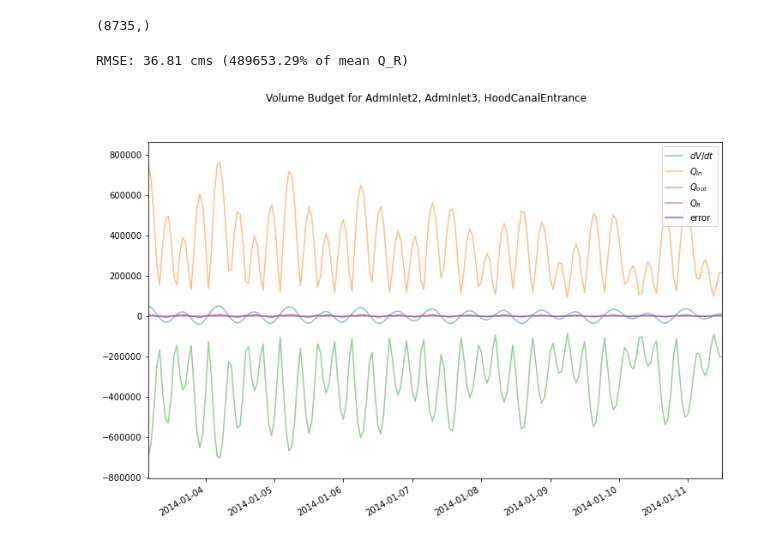
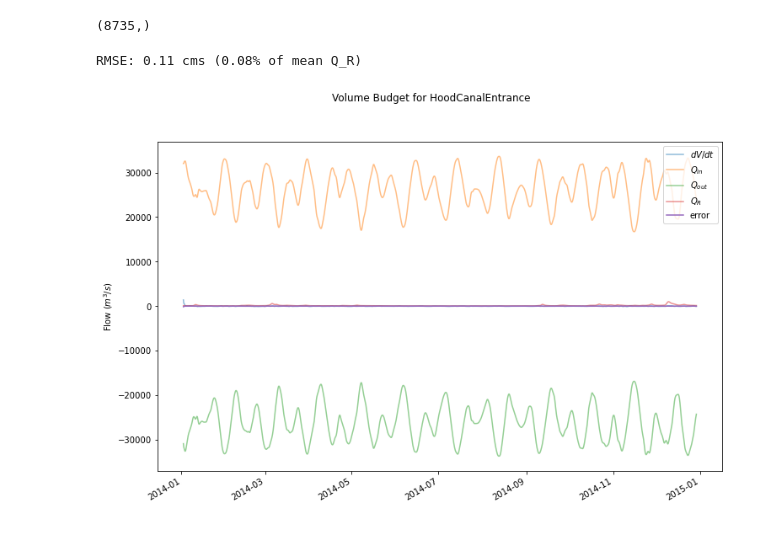
Before and after one commit to bedaro/ssm-analysis, a Jupyter notebook: transport/TEFBudget.ipynb, the cells around one changed output. Saved outputs shown, nothing was run; the diff lists cells and outputs as text; code cells hidden in the pictures.

```diff
--- a/transport/TEFBudget.ipynb
+++ b/transport/TEFBudget.ipynb
@@ -3,11 +3,13 @@ hydro_output_cdf = '/net/babaracus/home/benr/wqmodels/ssm/unionriver/hyd/1x_1pas
 rivers_cdf = '../input_files/data/fvcom_riv_2014.nc'
 extracts_path = '/home/benr/wqmodels/lo/LiveOcean_output/tef/union1x'
 #section_names = ['LynchCove','Twanoh']
-section_names = ['AdmInlet2','AdmInlet3','HoodCanalEntrance']
+#section_names = ['AdmInlet2','AdmInlet3','HoodCanalEntrance']
 #section_names = ['HoodCanalEntrance','Edgewater']
-#section_names = ['HoodCanalEntrance']
+section_names = ['HoodCanalEntrance']
 
 node_shapefile = '../gis/ssm filled domain nodes.shp'
+
+tide_avg = True
 
 import os.path as path
 from multiprocessing import Pool
@@ -21,6 +23,9 @@ import matplotlib.pyplot as plt
 import pandas as pd
 import geopandas as gpd
 from fvcom import FvcomGrid
+if tide_avg:
+    # From LiveOcean; add LiveOcean/alpha to conda.pth
+    from zfun import filt_godin
 # %%
 hydro_output = MFDataset(hydro_output_cdf)
 hydro_output
@@ -362,28 +344,38 @@ assert(len(rivers_interp) == len(q_in[next(iter(section_names))]) and
 (8735,)
 'QR'
 (8735,)
-# %%
-q_in_total = np.sum([q_in[s] for s in section_names], axis=0)
-q_out_total = np.sum([q_out[s] for s in section_names], axis=0)
-error = (-dVdt + q_in_total + q_out_total + rivers_interp)
-fig, ax = plt.subplots(figsize=(12,8))
-model_start_date = section_extractions[next(iter(section_names))].date_string0
-dates = pd.Timestamp(model_start_date) + pd.to_timedelta(model_output_times[1:], 's')
-ax.plot(dates, dVdt, label='$dV/dt$', alpha=0.5)
-#for s in section_names:
-#    l = ax.plot(dates, q_in[s], '--', label=f'{s} $Q_{{in}}$', alpha=0.5)
-#    ax.plot(dates, q_out[s], '-.', color=l[0].get_color(), label=f'{s} $Q_{{out}}$', alpha=0.5)
-ax.plot(dates, q_in_total, label='$Q_{in}$', alpha=0.5)
-ax.plot(dates, q_out_total, label='$Q_{out}$', alpha=0.5)
-ax.plot(dates, rivers_interp, label='$Q_R$', alpha=0.5)
-ax.plot(dates, error, label='error')
-ax.set(xbound=(dates[50], dates[250]))
-ax.legend()
-fig.autofmt_xdate()
-fig.suptitle(f'Volume Budget for {", ".join(section_names)}')
-rmse = np.sqrt((error ** 2).sum())/len(error)
-error_per_qr = np.nan if rivers_interp.mean() == 0 else rmse / rivers_interp.mean()
-print(f'RMSE: {rmse:.2f} cms ({error_per_qr * 100:.2f}% of mean Q_R)')
-# %% [output]
-RMSE: 36.81 cms (489653.29% of mean Q_R)
-[figure, removed]
+# %%
+if tide_avg:
+    dVdt = filt_godin(dVdt)
+    rivers_interp = filt_godin(rivers_interp)
+    for s in section_names:
+        q_in[s] = filt_godin(q_in[s])
+        q_out[s] = filt_godin(q_out[s])
+# %%
+q_in_total = np.sum([q_in[s] for s in section_names], axis=0)
+q_out_total = np.sum([q_out[s] for s in section_names], axis=0)
+error = (-dVdt + q_in_total + q_out_total + rivers_interp)
+fig, ax = plt.subplots(figsize=(12,8))
+model_start_date = section_extractions[next(iter(section_names))].date_string0
+dates = pd.Timestamp(model_start_date) + pd.to_timedelta(model_output_times[1:], 's')
+ax.plot(dates, dVdt, label='$dV/dt$', alpha=0.5)
+#for s in section_names:
+#    l = ax.plot(dates, q_in[s], '--', label=f'{s} $Q_{{in}}$', alpha=0.5)
+#    ax.plot(dates, q_out[s], '-.', color=l[0].get_color(), label=f'{s} $Q_{{out}}$', alpha=0.5)
+ax.plot(dates, q_in_total, label='$Q_{in}$', alpha=0.5)
+ax.plot(dates, q_out_total, label='$Q_{out}$', alpha=0.5)
+ax.plot(dates, rivers_interp, label='$Q_R$', alpha=0.5)
+ax.plot(dates, error, label='error')
+if not tide_avg:
+    ax.set(xbound=(dates[50], dates[250]))
+ax.set(ylabel="Flow ($m^3/s$)")
+ax.legend()
+fig.autofmt_xdate()
+fig.suptitle(f'Volume Budget for {", ".join(section_names)}')
+errors_nonan = error[~np.isnan(error)]
+rmse = np.sqrt((errors_nonan ** 2).sum())/len(errors_nonan)
+error_per_qr = np.nan if rivers_interp.mean() == 0 else rmse / rivers_interp[~np.isnan(rivers_interp)].mean()
+print(f'RMSE: {rmse:.2f} cms ({error_per_qr * 100:.2f}% of mean Q_R)')
+# %% [output]
+RMSE: 0.11 cms (0.08% of mean Q_R)
+[figure, added]
```
Also changed, not shown: parts of 7 cells of this notebook.
